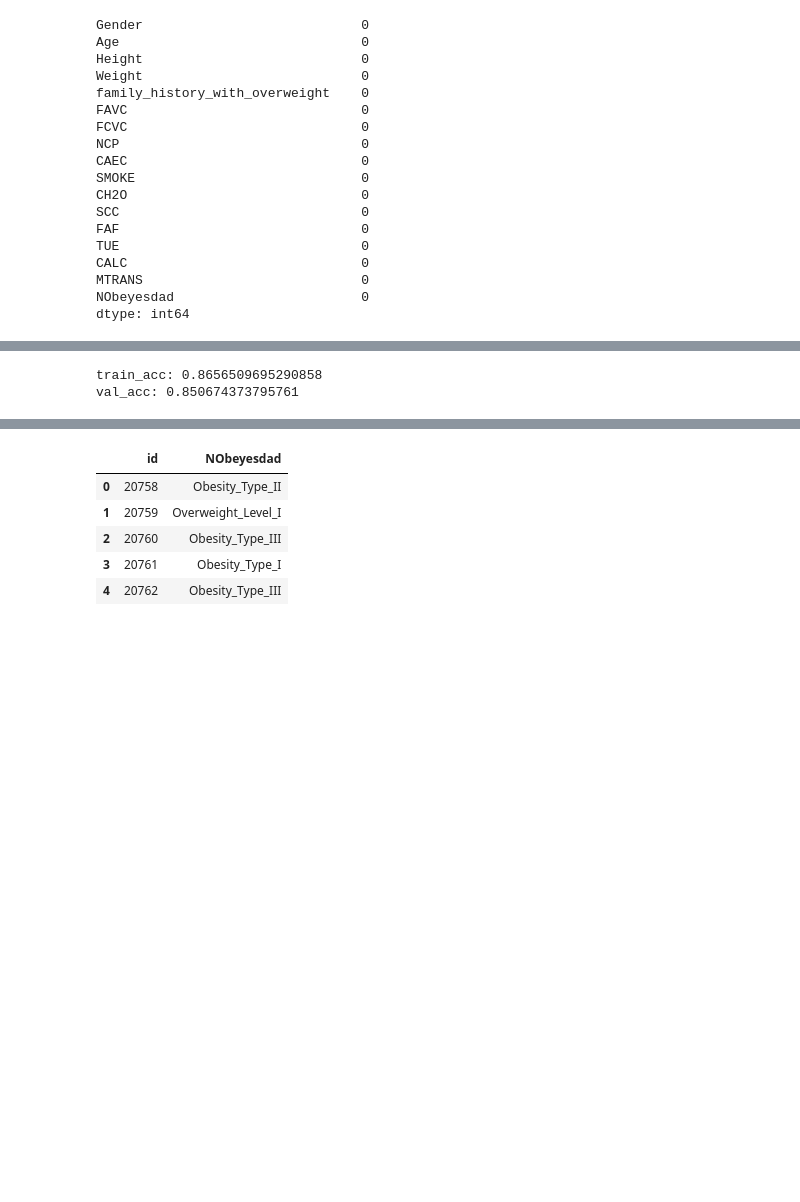
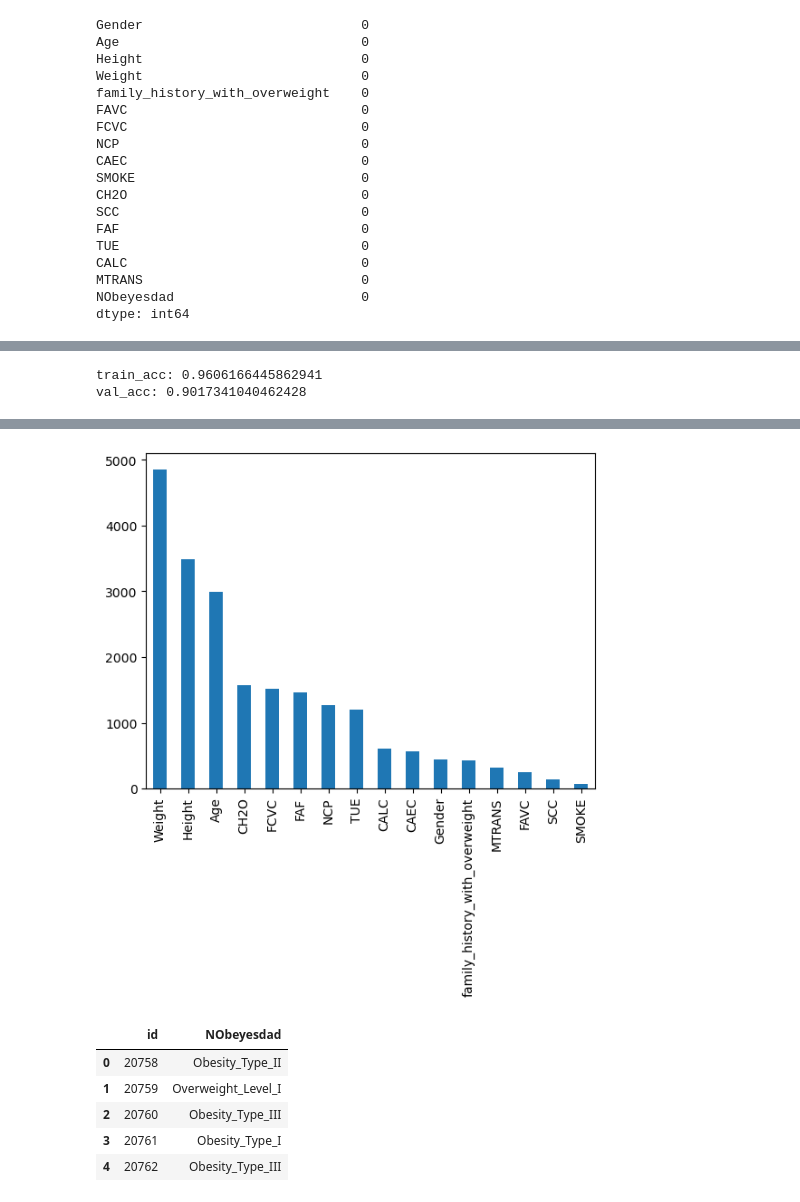
Before and after one commit to sor4chi/kaggle, a Jupyter notebook: playground-series-s4e2/analyze.ipynb, the cells around one changed output, grey strips where cells are left out. Saved outputs shown, nothing was run; the diff lists cells and outputs as text; code cells hidden in the pictures; blank space fills up the shorter version.

```diff
--- a/playground-series-s4e2/analyze.ipynb
+++ b/playground-series-s4e2/analyze.ipynb
@@ -214,0 +125,24 @@ y_train_pred = np.round(y_train_pred).astype(int)
+# %%
+# split data into train and validation
+from sklearn.model_selection import train_test_split
+X_train, X_val, y_train, y_val = train_test_split(X, y, test_size=0.2, random_state=0)
+
+# GridSearchCV for LightGBM model
+from sklearn.model_selection import GridSearchCV
+from lightgbm import LGBMClassifier
+model = LGBMClassifier(random_state=0)
+param_grid = {
+    # 'n_estimators': [100, 200, 300],
+    'n_estimators': [75, 100, 125],
+    # 'max_depth': [5, 10, 15],
+    'max_depth': [3, 5, 7],
+    # 'learning_rate': [0.01, 0.05, 0.1]
+    'learning_rate': [0.05, 0.1, 0.15]
+}
+grid_search = GridSearchCV(model, param_grid, cv=3, verbose=2)
+grid_search.fit(X_train, y_train)
+print(grid_search.best_params_) # {'learning_rate': 0.1, 'max_depth': 5, 'n_estimators': 125}
+model = grid_search.best_estimator_
+# predict
+y_train_pred = model.predict(X_train)
+y_val_pred = model.predict(X_val)
@@ -221,18 +173,12 @@ val_acc = accuracy_score(y_val, y_val_pred)
 print(f'train_acc: {train_acc}')
 print(f'val_acc: {val_acc}')
 # %% [output]
-train_acc: 0.8656509695290858
-val_acc: 0.850674373795761
+train_acc: 0.9606166445862941
+val_acc: 0.9017341040462428
 # %%
 # predict test data
 test.head()
 test_pred = model.predict(test)
-
-# 0~6の整数値に変換
-test_pred = np.round(test_pred).astype(int)
-
-# flatten
-test_pred = test_pred.flatten()
 
 # save the result
 submission = sample_submission.copy()
@@ -242,11 +188,11 @@ submission[TARGET] = test_pred
 submission.to_csv(PATHS['prediction']('random_forest'), index=False)
 
 # feature importance
-# feature_importance = model.feature_importances_
-# feature_importance = pd.Series(feature_importance, index=X.columns)
-# feature_importance = feature_importance.sort_values(ascending=False)
-# feature_importance.plot(kind='bar')
-# plt.show()
+feature_importance = model.feature_importances_
+feature_importance = pd.Series(feature_importance, index=X.columns)
+feature_importance = feature_importance.sort_values(ascending=False)
+feature_importance.plot(kind='bar')
+plt.show()
 
 # check the result
 submission.head()
@@ -255,3 +201,4 @@ submission.head()
+[figure, added]
 |  | id | NObeyesdad |
 | 0 | 20758 | Obesity_Type_II |
 | 1 | 20759 | Overweight_Level_I |
```
Also changed, not shown: parts of 4 cells of this notebook, 3 other files.
